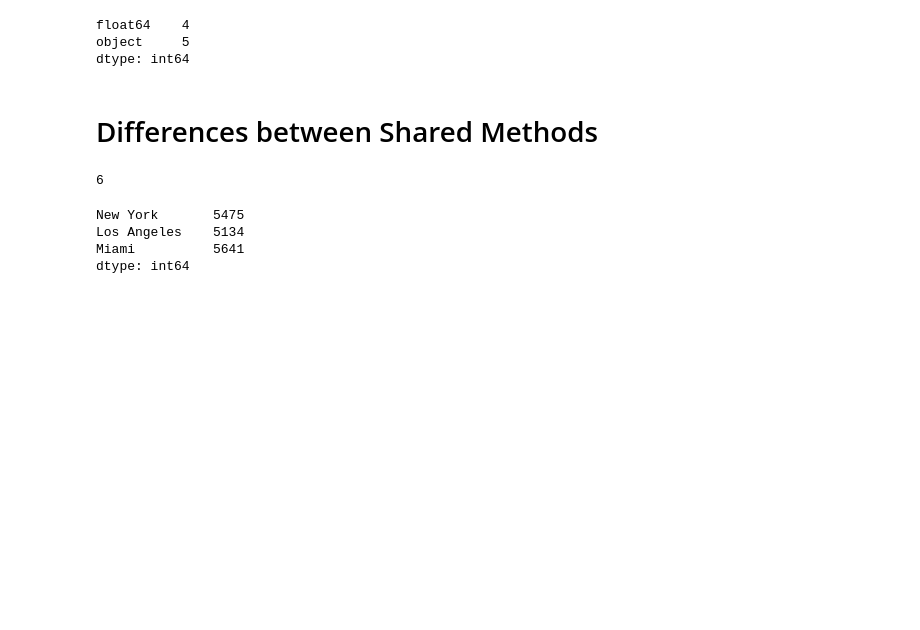
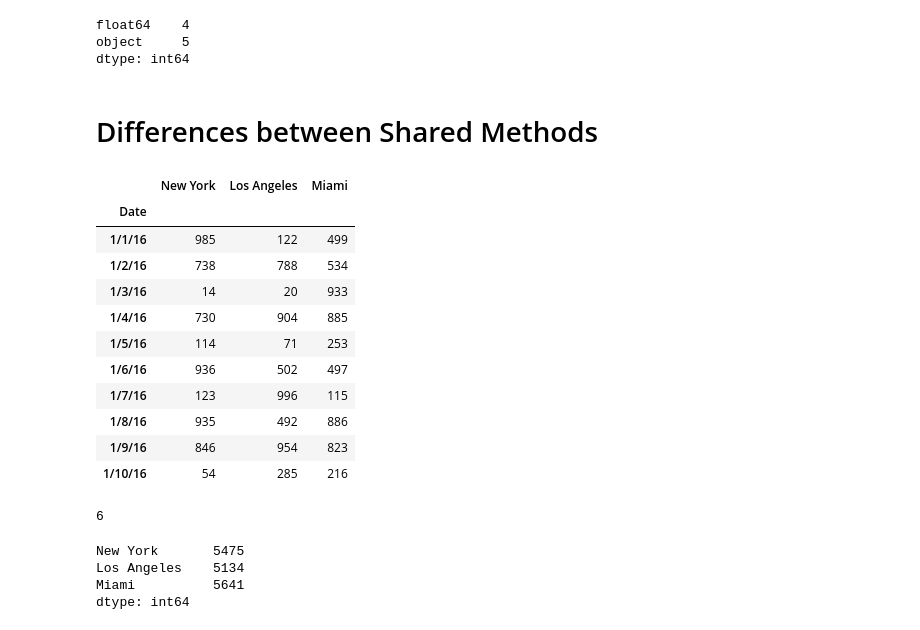
Before and after one commit to gabrielvtan/Python, a Jupyter notebook: Data_Analysis_Pandas/3_DataFrames1/DataFrames1_start.ipynb, the cells around one changed output. Saved outputs shown, nothing was run; the diff lists cells and outputs as text; code cells hidden in the pictures; blank space fills up the shorter version.

```diff
--- a/Data_Analysis_Pandas/3_DataFrames1/DataFrames1_start.ipynb
+++ b/Data_Analysis_Pandas/3_DataFrames1/DataFrames1_start.ipynb
@@ -110,6 +110,20 @@ dtype: int64
 # %%
 # Here we are setting the index_col to "date"
 rev = pd.read_csv("revenue.csv", index_col="Date")
+rev
+# %% [output]
+|  | New York | Los Angeles | Miami |
+| Date |  |  |  |
+| 1/1/16 | 985 | 122 | 499 |
+| 1/2/16 | 738 | 788 | 534 |
+| 1/3/16 | 14 | 20 | 933 |
+| 1/4/16 | 730 | 904 | 885 |
+| 1/5/16 | 114 | 71 | 253 |
+| 1/6/16 | 936 | 502 | 497 |
+| 1/7/16 | 123 | 996 | 115 |
+| 1/8/16 | 935 | 492 | 886 |
+| 1/9/16 | 846 | 954 | 823 |
+| 1/10/16 | 54 | 285 | 216 |
 # %%
 # as a reminder...for series
 s = pd.Series([1,2,3])
```
Also changed, not shown: 4 other files.
